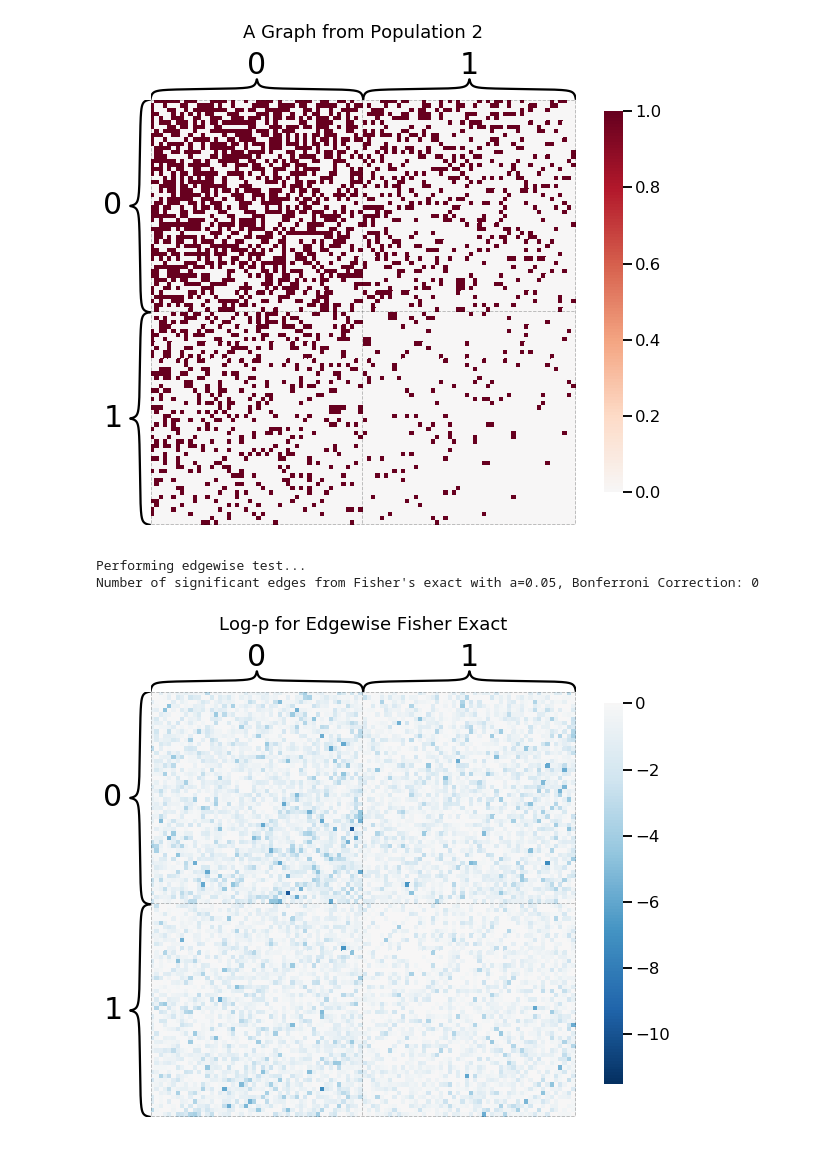
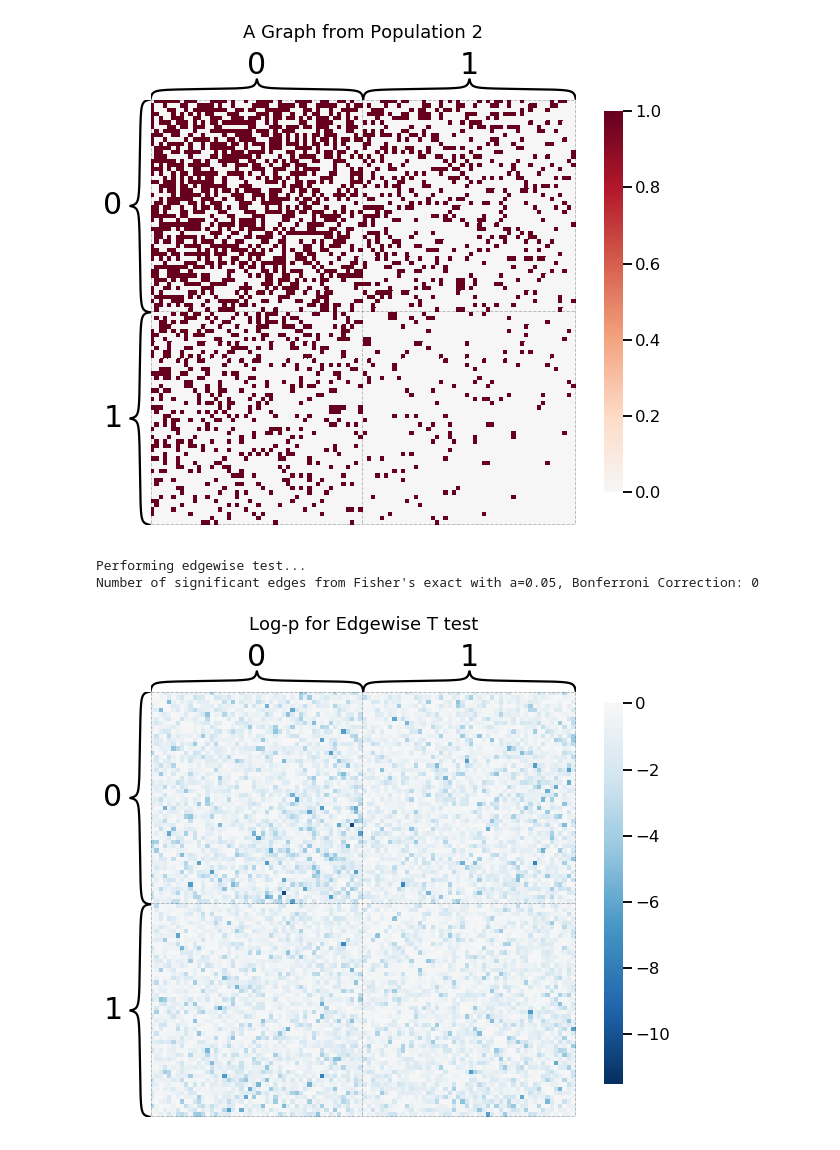
Before and after one commit to neurodata/dos_and_donts, a Jupyter notebook: experiments/experiment_8/experiment_8.ipynb, the cells around one changed output. Drawn from its saved outputs; the diff is of its cells as text; code cells hidden in the pictures.

Commit message:
ttest for notebook, saved images

```diff
--- a/experiments/experiment_8/experiment_8.ipynb
+++ b/experiments/experiment_8/experiment_8.ipynb
@@ -33,7 +34,7 @@ p1 = [[0.5, 0.2],
 np.random.seed(0)
 for g in range(m):
 	if g==0:
-		P1 = sbm(n=n1, p=p1,dc=dc1)
+		P1 = sbm(n=n1, p=p1)
 		P1 = np.expand_dims(P1,2)
 	else:
 		P1 = np.append(P1,np.expand_dims(sbm(n=n1, p=p1),2),axis=2)
@@ -69,7 +70,7 @@ n2 = n1[0]*[1]+[50]
 
 for g in range(m):
 	if g==0:
-		P2 = sbm(n=n2, p=p2,dc=dc2)
+		P2 = sbm(n=n2, p=p2)
 		P2 = np.expand_dims(P2,2)
 	else:
 		P2 = np.append(P2,np.expand_dims(sbm(n=n2, p=p2),2),axis=2)
@@ -86,31 +87,32 @@ Sigma is 0.03
 # %%
 #Edgewise test
 print('Performing edgewise test...')
 ps = np.zeros(P1.shape[:2])
 for i in range(P1.shape[0]):
-	for j in range(i+1,P1.shape[1]):
-		edges_1 = P1[i,j,:]
-		edges_2 = P2[i,j,:]
-		table = np.array([[np.sum(edges_1),np.sum(edges_1 == 0)],
-			[np.sum(edges_2),np.sum(edges_2 == 0)]])
-		_,p = fisher_exact(table)
-		ps[i,j] = p
-		ps[j,i] = p
+    for j in range(i+1,P1.shape[1]):
+        edges_1 = P1[i,j,:]
+        edges_2 = P2[i,j,:]
+        table = np.array([[np.sum(edges_1),np.sum(edges_1 == 0)],
+            [np.sum(edges_2),np.sum(edges_2 == 0)]])
+        _,p = fisher_exact(table)
+        _,p = ttest_ind(edges_1,edges_2)
+        ps[i,j] = p
+        ps[j,i] = p
 
 num_tests = P1.shape[0]*(P1.shape[0]-1)/2
 alpha_corrected = 0.05/num_tests
 edgewise_sig = np.sum(ps < alpha_corrected) - np.sum(n1) #all diagonals are 0
-print("Number of significant edges from Fisher's exact with a=0.05, Bonferroni Correction: " + str(edgewise_sig))
+print("Number of significant edges from T test with a=0.05, Bonferroni Correction: " + str(edgewise_sig))
 
 vmin = np.log(alpha_corrected)
 
 plot = heatmap(ps,inner_hier_labels=lbls1,
-	title ='Log-p for Edgewise Fisher Exact',
-	transform='log',vmin=vmin,vmax=0)
+    title ='Log-p for Edgewise T test',
+    transform='log',vmin=vmin,vmax=0)
 # %% [output]
 Performing edgewise test...
 Number of significant edges from Fisher's exact with a=0.05, Bonferroni Correction: 0
-[figure, old version]
+[figure, new version]
 # %%
 #Blockwise test
 print('Performing blockwise test...')
```
Also changed, not shown: parts of 3 cells of this notebook, 3 other files.
